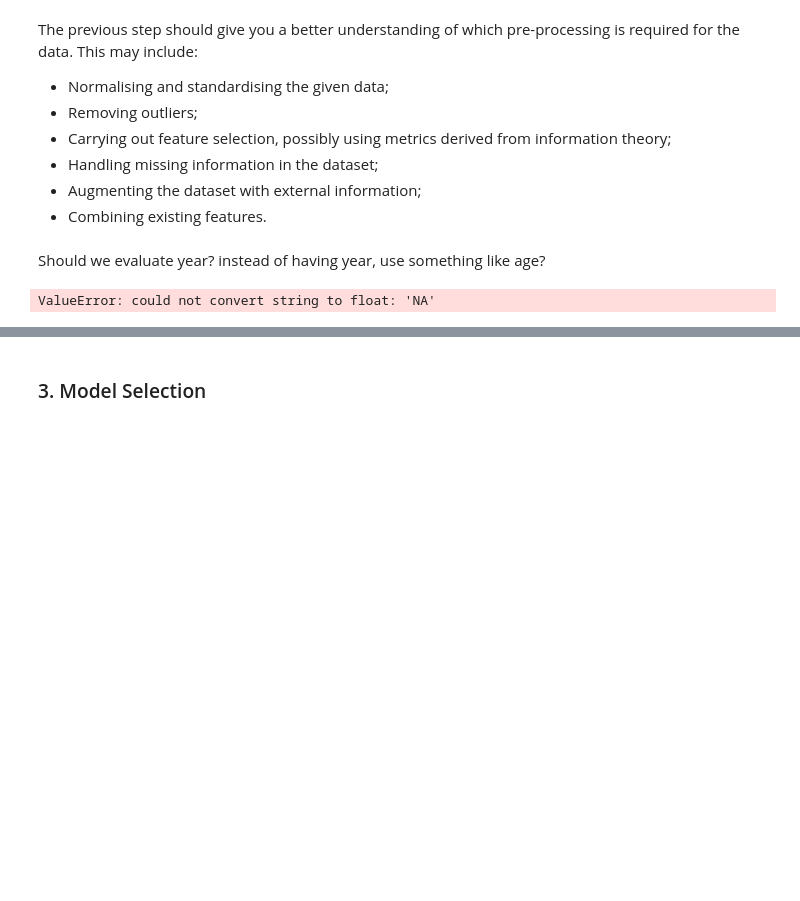
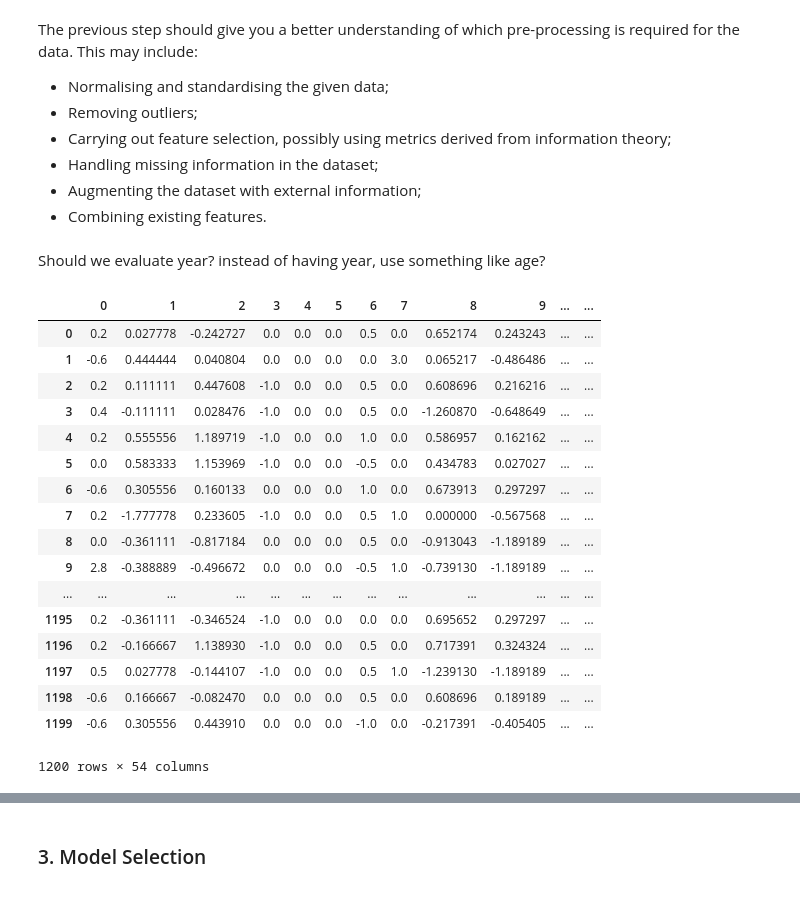
Before and after one commit to pietrOrtuso/Algorithmic-Machine-Learning, a Jupyter notebook: Challenges/House_Pricing/house_pricing_challenge.ipynb, the cells around one changed output, grey strips where cells are left out. Drawn from its saved outputs; the diff is of its cells as text; code cells hidden in the pictures; blank space fills up the shorter version.

```diff
--- a/Challenges/House_Pricing/house_pricing_challenge.ipynb
+++ b/Challenges/House_Pricing/house_pricing_challenge.ipynb
@@ -337,10 +347,27 @@ new_df = pd.concat([house_data_cat_dummy,train_data_num], axis = 1)
 Should we evaluate year? instead of having year, use something like age?
 # %%
 normalizer = RobustScaler()
-df_normalized = pd.DataFrame(normalizer.fit_transform(new_df))
+df_normalized = pd.DataFrame(normalizer.fit_transform(train_data_num))
 df_normalized
 # %% [output]
+|  | 0 | 1 | 2 | 3 | 4 | 5 | 6 | 7 | 8 | 9 | ... | ... |
+| 0 | 0.2 | 0.027778 | -0.242727 | 0.0 | 0.0 | 0.0 | 0.5 | 0.0 | 0.652174 | 0.243243 | ... | ... |
+| 1 | -0.6 | 0.444444 | 0.040804 | 0.0 | 0.0 | 0.0 | 0.0 | 3.0 | 0.065217 | -0.486486 | ... | ... |
+| 2 | 0.2 | 0.111111 | 0.447608 | -1.0 | 0.0 | 0.0 | 0.5 | 0.0 | 0.608696 | 0.216216 | ... | ... |
+| 3 | 0.4 | -0.111111 | 0.028476 | -1.0 | 0.0 | 0.0 | 0.5 | 0.0 | -1.260870 | -0.648649 | ... | ... |
+| 4 | 0.2 | 0.555556 | 1.189719 | -1.0 | 0.0 | 0.0 | 1.0 | 0.0 | 0.586957 | 0.162162 | ... | ... |
+| 5 | 0.0 | 0.583333 | 1.153969 | -1.0 | 0.0 | 0.0 | -0.5 | 0.0 | 0.434783 | 0.027027 | ... | ... |
+| 6 | -0.6 | 0.305556 | 0.160133 | 0.0 | 0.0 | 0.0 | 1.0 | 0.0 | 0.673913 | 0.297297 | ... | ... |
+| 7 | 0.2 | -1.777778 | 0.233605 | -1.0 | 0.0 | 0.0 | 0.5 | 1.0 | 0.000000 | -0.567568 | ... | ... |
+| 8 | 0.0 | -0.361111 | -0.817184 | 0.0 | 0.0 | 0.0 | 0.5 | 0.0 | -0.913043 | -1.189189 | ... | ... |
+| 9 | 2.8 | -0.388889 | -0.496672 | 0.0 | 0.0 | 0.0 | -0.5 | 1.0 | -0.739130 | -1.189189 | ... | ... |
+| ... | ... | ... | ... | ... | ... | ... | ... | ... | ... | ... | ... | ... |
+| 1195 | 0.2 | -0.361111 | -0.346524 | -1.0 | 0.0 | 0.0 | 0.0 | 0.0 | 0.695652 | 0.297297 | ... | ... |
+| 1196 | 0.2 | -0.166667 | 1.138930 | -1.0 | 0.0 | 0.0 | 0.5 | 0.0 | 0.717391 | 0.324324 | ... | ... |
+| 1197 | 0.5 | 0.027778 | -0.144107 | -1.0 | 0.0 | 0.0 | 0.5 | 1.0 | -1.239130 | -1.189189 | ... | ... |
+| 1198 | -0.6 | 0.166667 | -0.082470 | 0.0 | 0.0 | 0.0 | 0.5 | 0.0 | 0.608696 | 0.189189 | ... | ... |
+| 1199 | -0.6 | 0.305556 | 0.443910 | 0.0 | 0.0 | 0.0 | -1.0 | 0.0 | -0.217391 | -0.405405 | ... | ... |
-ValueError: could not convert string to float: 'NA'
+1200 rows × 54 columns
 # %%
 x_train, x_test, y_train, y_test = train_test_split(df_normalized, prices, test_size = 0.3)
 model = LinearRegression()
```
Also changed, not shown: parts of 15 cells of this notebook, 1 other file.
